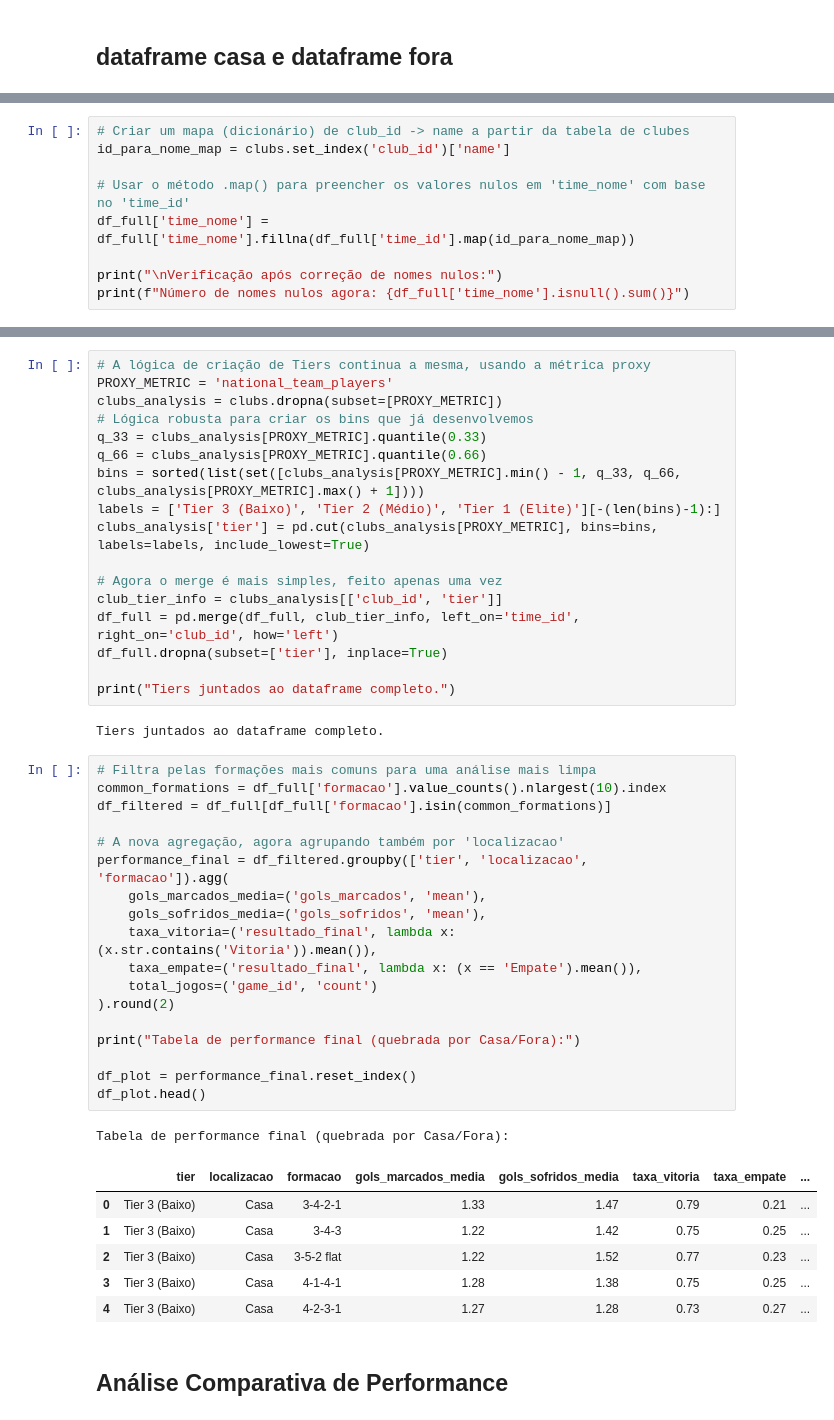
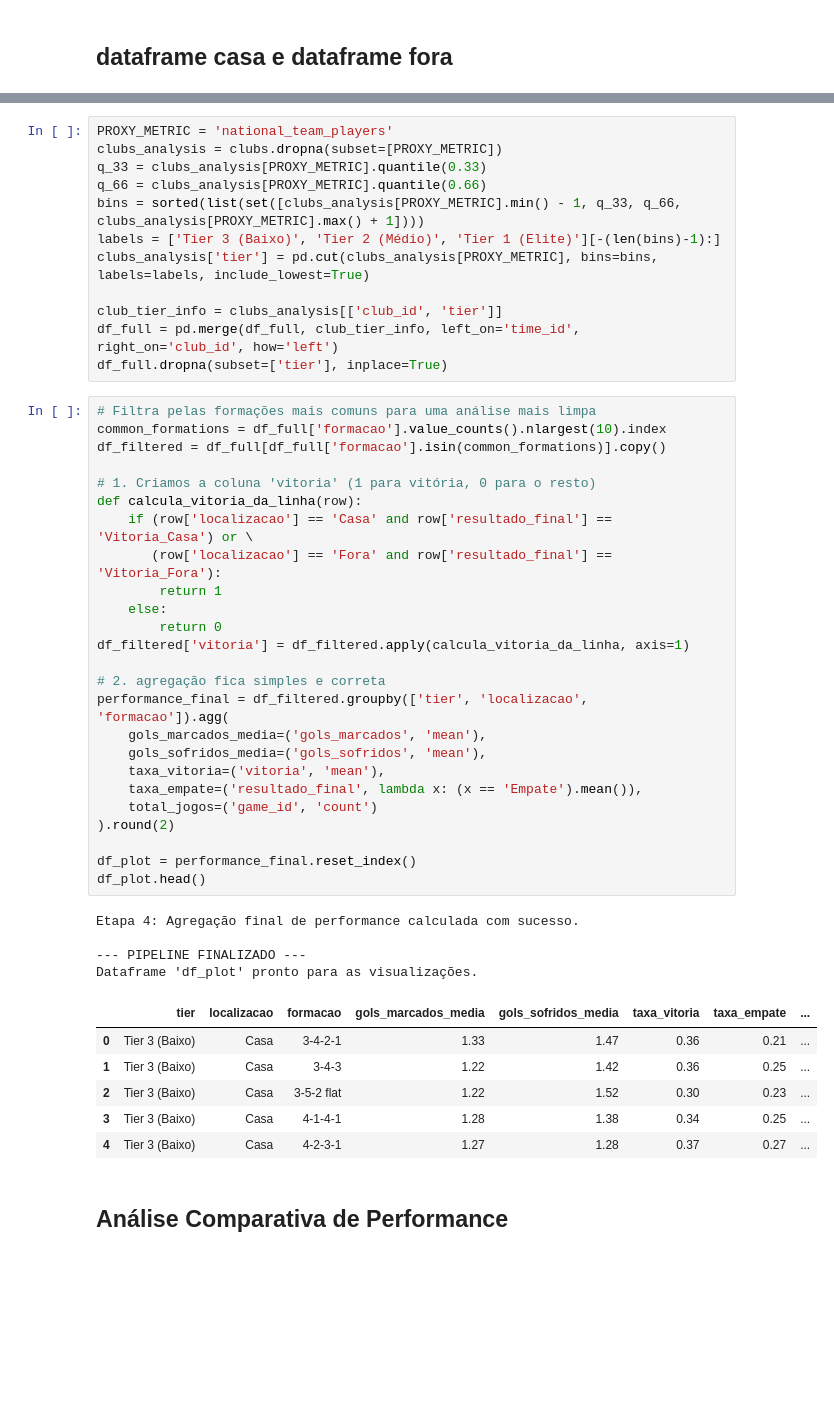
Before and after one commit to visiq31/football-analytics, a Jupyter notebook: formations- notebook.ipynb, the cells around one changed output, grey strips where cells are left out. Drawn from its saved outputs; the diff is of its cells as text; blank space fills up the shorter version.

```diff
--- a/formations- notebook.ipynb
+++ b/formations- notebook.ipynb
@@ -174,9 +167,0 @@ df_full.head()
-# %%
-# Criar um mapa (dicionário) de club_id -> name a partir da tabela de clubes
-id_para_nome_map = clubs.set_index('club_id')['name']
-
-# Usar o método .map() para preencher os valores nulos em 'time_nome' com base no 'time_id'
-df_full['time_nome'] = df_full['time_nome'].fillna(df_full['time_id'].map(id_para_nome_map))
-
-print("\nVerificação após correção de nomes nulos:")
-print(f"Número de nomes nulos agora: {df_full['time_nome'].isnull().sum()}")
@@ -206,48 +186,51 @@ Exemplo do novo formato:
 # %%
-# A lógica de criação de Tiers continua a mesma, usando a métrica proxy
 PROXY_METRIC = 'national_team_players'
 clubs_analysis = clubs.dropna(subset=[PROXY_METRIC])
-# Lógica robusta para criar os bins que já desenvolvemos
 q_33 = clubs_analysis[PROXY_METRIC].quantile(0.33)
 q_66 = clubs_analysis[PROXY_METRIC].quantile(0.66)
 bins = sorted(list(set([clubs_analysis[PROXY_METRIC].min() - 1, q_33, q_66, clubs_analysis[PROXY_METRIC].max() + 1])))
 labels = ['Tier 3 (Baixo)', 'Tier 2 (Médio)', 'Tier 1 (Elite)'][-(len(bins)-1):]
 clubs_analysis['tier'] = pd.cut(clubs_analysis[PROXY_METRIC], bins=bins, labels=labels, include_lowest=True)
 
-# Agora o merge é mais simples, feito apenas uma vez
 club_tier_info = clubs_analysis[['club_id', 'tier']]
 df_full = pd.merge(df_full, club_tier_info, left_on='time_id', right_on='club_id', how='left')
 df_full.dropna(subset=['tier'], inplace=True)
-
-print("Tiers juntados ao dataframe completo.")
-# %% [output]
-Tiers juntados ao dataframe completo.
 # %%
 # Filtra pelas formações mais comuns para uma análise mais limpa
 common_formations = df_full['formacao'].value_counts().nlargest(10).index
-df_filtered = df_full[df_full['formacao'].isin(common_formations)]
+df_filtered = df_full[df_full['formacao'].isin(common_formations)].copy()
 
-# A nova agregação, agora agrupando também por 'localizacao'
+# 1. Criamos a coluna 'vitoria' (1 para vitória, 0 para o resto)
+def calcula_vitoria_da_linha(row):
+    if (row['localizacao'] == 'Casa' and row['resultado_final'] == 'Vitoria_Casa') or \
+       (row['localizacao'] == 'Fora' and row['resultado_final'] == 'Vitoria_Fora'):
+        return 1
+    else:
+        return 0
+df_filtered['vitoria'] = df_filtered.apply(calcula_vitoria_da_linha, axis=1)
+
+# 2. agregação fica simples e correta
 performance_final = df_filtered.groupby(['tier', 'localizacao', 'formacao']).agg(
     gols_marcados_media=('gols_marcados', 'mean'),
     gols_sofridos_media=('gols_sofridos', 'mean'),
-    taxa_vitoria=('resultado_final', lambda x: (x.str.contains('Vitoria')).mean()),
+    taxa_vitoria=('vitoria', 'mean'),
     taxa_empate=('resultado_final', lambda x: (x == 'Empate').mean()),
     total_jogos=('game_id', 'count')
 ).round(2)
 
-print("Tabela de performance final (quebrada por Casa/Fora):")
-
 df_plot = performance_final.reset_index()
 df_plot.head()
 # %% [output]
-Tabela de performance final (quebrada por Casa/Fora):
+Etapa 4: Agregação final de performance calculada com sucesso.
+
+--- PIPELINE FINALIZADO ---
+Dataframe 'df_plot' pronto para as visualizações.
 |  | tier | localizacao | formacao | gols_marcados_media | gols_sofridos_media | taxa_vitoria | taxa_empate | ... |
-| 0 | Tier 3 (Baixo) | Casa | 3-4-2-1 | 1.33 | 1.47 | 0.79 | 0.21 | ... |
-| 1 | Tier 3 (Baixo) | Casa | 3-4-3 | 1.22 | 1.42 | 0.75 | 0.25 | ... |
-| 2 | Tier 3 (Baixo) | Casa | 3-5-2 flat | 1.22 | 1.52 | 0.77 | 0.23 | ... |
-| 3 | Tier 3 (Baixo) | Casa | 4-1-4-1 | 1.28 | 1.38 | 0.75 | 0.25 | ... |
-| 4 | Tier 3 (Baixo) | Casa | 4-2-3-1 | 1.27 | 1.28 | 0.73 | 0.27 | ... |
+| 0 | Tier 3 (Baixo) | Casa | 3-4-2-1 | 1.33 | 1.47 | 0.36 | 0.21 | ... |
+| 1 | Tier 3 (Baixo) | Casa | 3-4-3 | 1.22 | 1.42 | 0.36 | 0.25 | ... |
+| 2 | Tier 3 (Baixo) | Casa | 3-5-2 flat | 1.22 | 1.52 | 0.30 | 0.23 | ... |
+| 3 | Tier 3 (Baixo) | Casa | 4-1-4-1 | 1.28 | 1.38 | 0.34 | 0.25 | ... |
+| 4 | Tier 3 (Baixo) | Casa | 4-2-3-1 | 1.27 | 1.28 | 0.37 | 0.27 | ... |
 # %% [markdown]
 ## Análise Comparativa de Performance
 # %%
```
Also changed, not shown: parts of 33 cells of this notebook.
